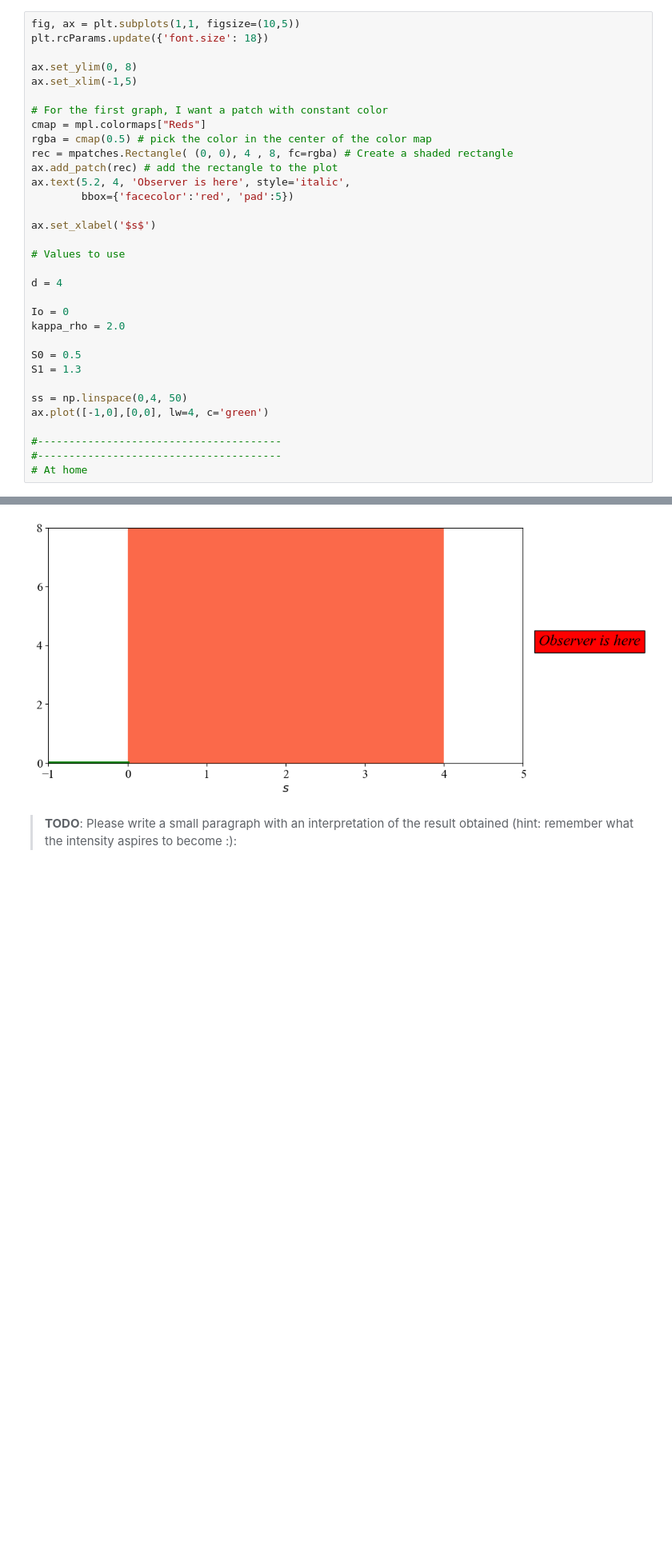
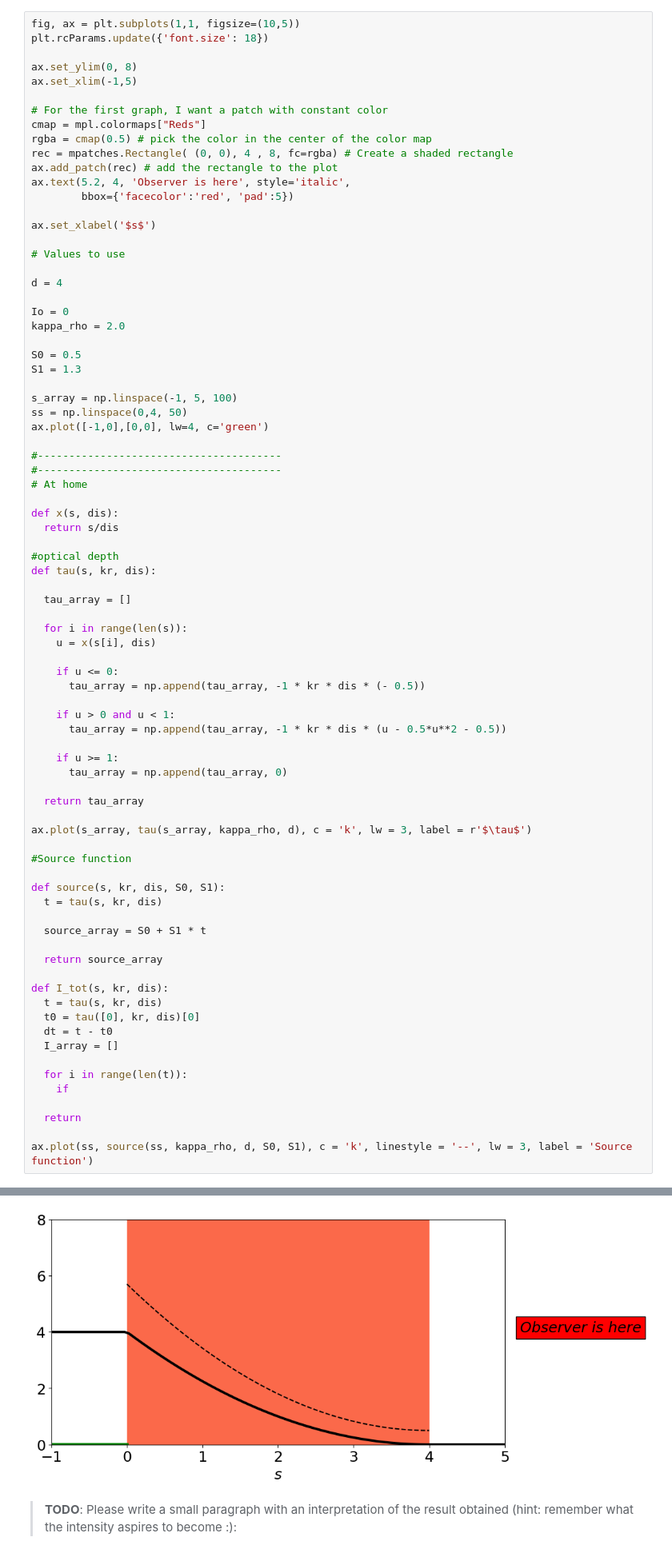
Before and after one commit to ankxie/PHYS633, a Jupyter notebook: Book/L11-SourceFunction/11-SourceFunction-template.ipynb, the cells around one changed output, grey strips where cells are left out. Shown at 80% size. Saved outputs shown, nothing was run; the diff lists cells and outputs as text; blank space fills up the shorter version.

```diff
--- a/Book/L11-SourceFunction/11-SourceFunction-template.ipynb
+++ b/Book/L11-SourceFunction/11-SourceFunction-template.ipynb
@@ -407,33 +522,80 @@ ax.set_ylim(0, 8)
 ax.set_xlim(-1,5)
 
 # For the first graph, I want a patch with constant color
 cmap = mpl.colormaps["Reds"]
 rgba = cmap(0.5) # pick the color in the center of the color map
 rec = mpatches.Rectangle( (0, 0), 4 , 8, fc=rgba) # Create a shaded rectangle
 ax.add_patch(rec) # add the rectangle to the plot
 ax.text(5.2, 4, 'Observer is here', style='italic',
         bbox={'facecolor':'red', 'pad':5})
 
 ax.set_xlabel('$s$')
 
 # Values to use
 
 d = 4
 
 Io = 0
 kappa_rho = 2.0
 
 S0 = 0.5
 S1 = 1.3
 
+s_array = np.linspace(-1, 5, 100)
 ss = np.linspace(0,4, 50)
 ax.plot([-1,0],[0,0], lw=4, c='green')
 
 #---------------------------------------
 #---------------------------------------
 # At home
+
+def x(s, dis):
+  return s/dis
+
+#optical depth
+def tau(s, kr, dis):
+
+  tau_array = []
+
+  for i in range(len(s)):
+    u = x(s[i], dis)
+
+    if u <= 0:
+      tau_array = np.append(tau_array, -1 * kr * dis * (- 0.5))
+
+    if u > 0 and u < 1:
+      tau_array = np.append(tau_array, -1 * kr * dis * (u - 0.5*u**2 - 0.5))
+
+    if u >= 1:
+      tau_array = np.append(tau_array, 0)
+
+  return tau_array
+
+ax.plot(s_array, tau(s_array, kappa_rho, d), c = 'k', lw = 3, label = r'$\tau$')
+
+#Source function
+
+def source(s, kr, dis, S0, S1):
+  t = tau(s, kr, dis)
+
+  source_array = S0 + S1 * t
+
+  return source_array
+
+def I_tot(s, kr, dis):
+  t = tau(s, kr, dis)
+  t0 = tau([0], kr, dis)[0]
+  dt = t - t0
+  I_array = []
+
+  for i in range(len(t)):
+    if
+
+  return
+
+ax.plot(ss, source(ss, kappa_rho, d, S0, S1), c = 'k', linestyle = '--', lw = 3, label = 'Source function')
 # %% [output]
 [<matplotlib.lines.Line2D at 0x...>]
-[figure, old version]
+[figure, new version]
 # %% [markdown]
 > **TODO**: Please write a small paragraph with an interpretation of the result obtained (hint: remember what the intensity aspires to become :):
```
Also changed, not shown: parts of 8 cells of this notebook.
